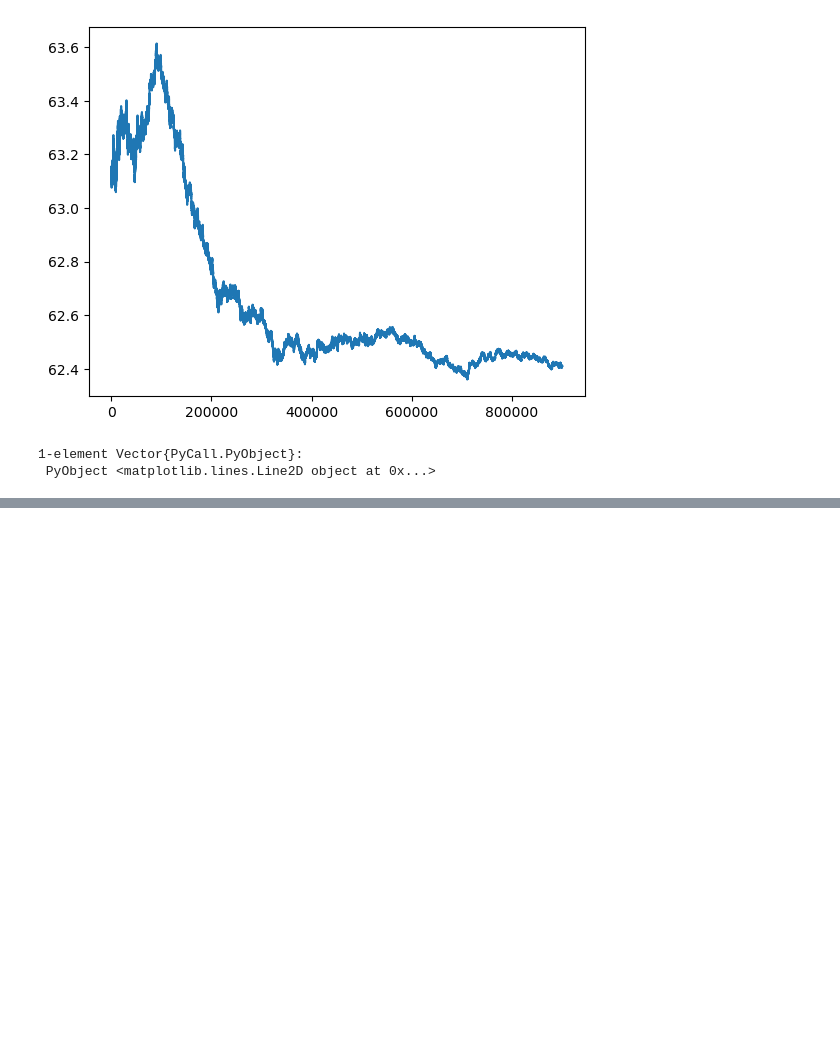
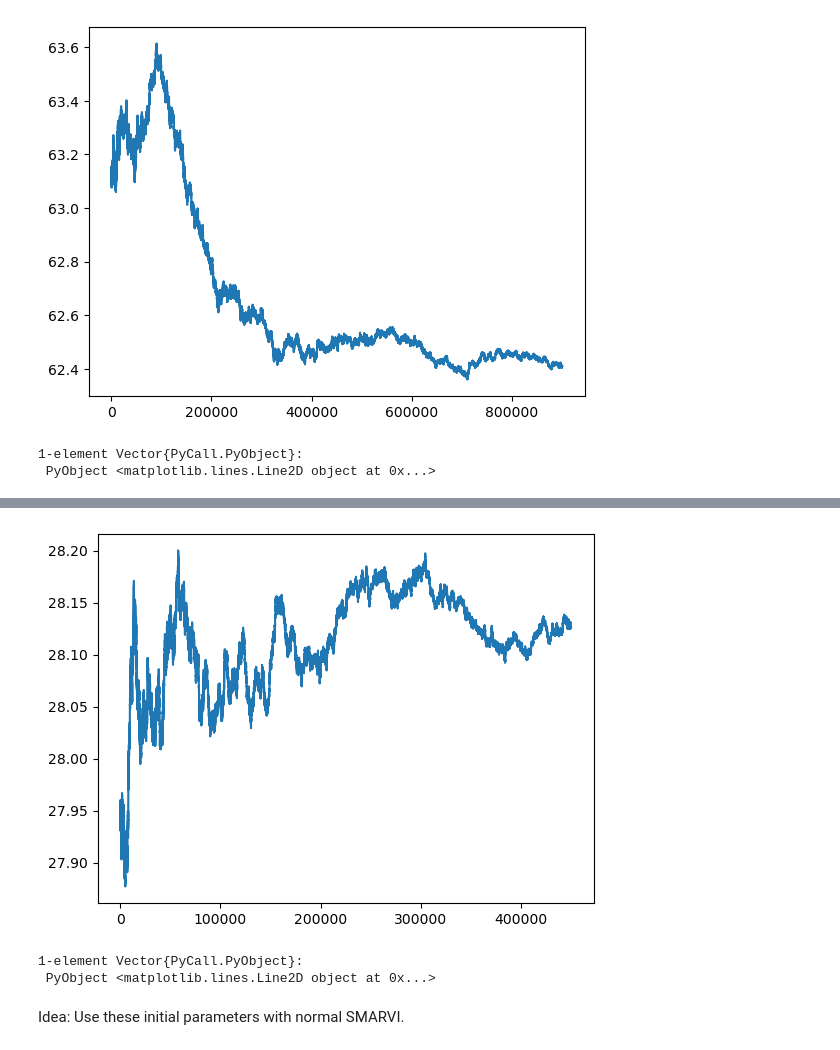
Before and after one commit to fairleyl/PhD-Code, a Jupyter notebook: AVI-Suite-Clean-BAS.ipynb, the cells around one changed output, grey strips where cells are left out. Saved outputs shown, nothing was run; the diff lists cells and outputs as text; code cells hidden in the pictures; blank space fills up the shorter version.

```diff
--- a/AVI-Suite-Clean-BAS.ipynb
+++ b/AVI-Suite-Clean-BAS.ipynb
@@ -3962,0 +4017,4 @@ PyPlot.plot(gsFA[1][100000:evalNMax])
+# %%
+evalNMax = 500000
+gs = gEvaluationCont(N,alpha_d, alpha_r, beta, tau, c0, c1, r, evalNMax, resultCont2[1], features; printProgress = true, modCounter = 100000)
+gs[1]
@@ -3962,0 +4044,8 @@ PyPlot.plot(gsFA[1][100000:evalNMax])
+# %%
+PyPlot.plot(gs[1][50000:evalNMax])
+# %% [output]
+[figure, added]
+1-element Vector{PyCall.PyObject}:
+ PyObject <matplotlib.lines.Line2D object at 0x...>
+# %% [markdown]
+Idea: Use these initial parameters with normal SMARVI.
```
Also changed, not shown: parts of 28 cells of this notebook.
